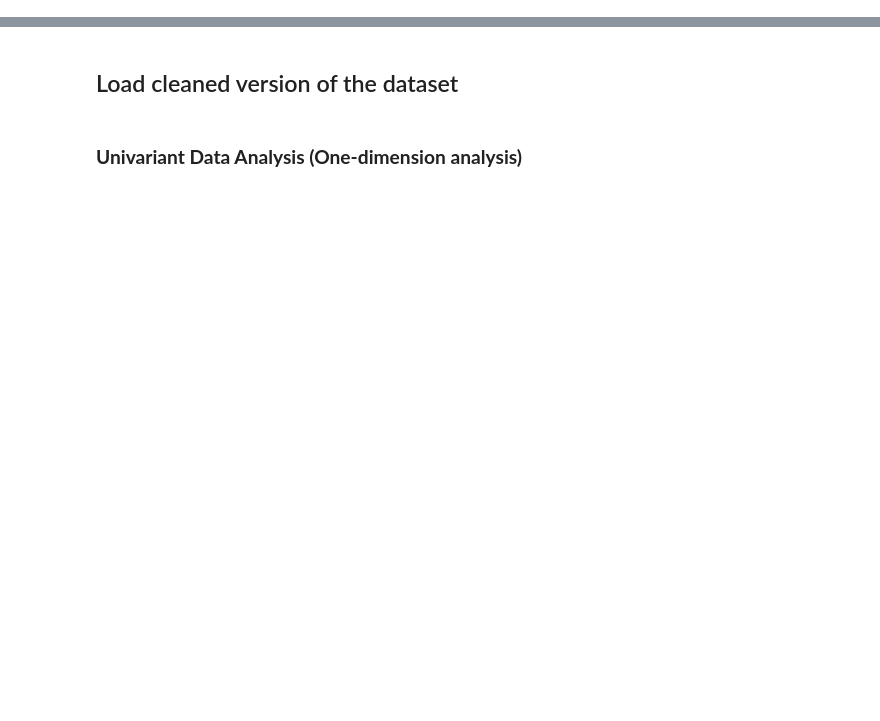
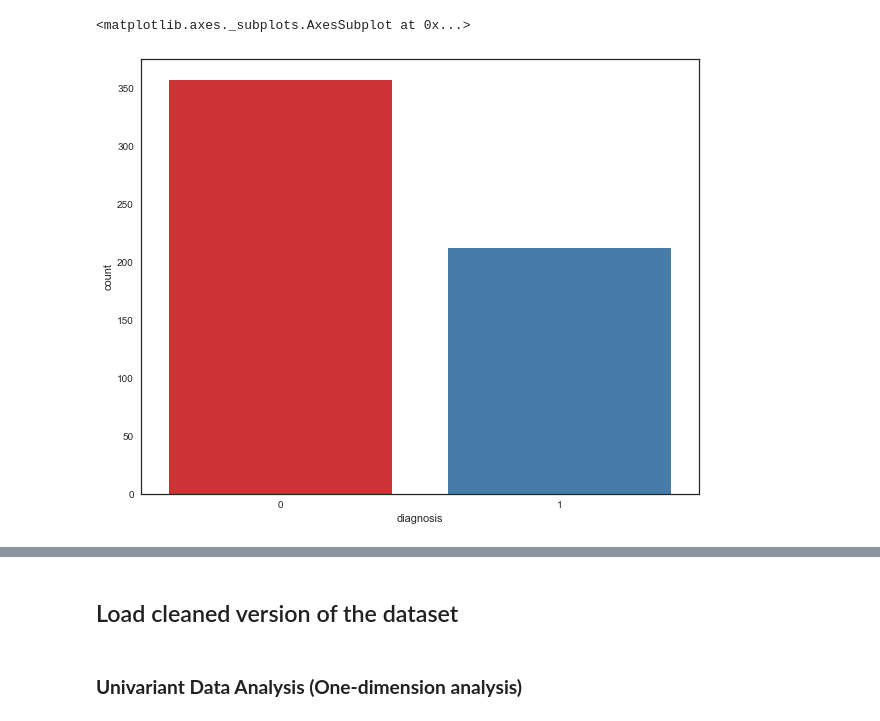
Before and after one commit to Jean-njoroge/Breast-cancer-risk-prediction, a Jupyter notebook: NB2_ExploratoryDataAnalysis.ipynb, the cells around one changed output, grey strips where cells are left out. Cells and saved outputs as stored; diff of their text form; code cells hidden in the pictures; blank space fills up the shorter version.

```diff
--- a/NB2_ExploratoryDataAnalysis.ipynb
+++ b/NB2_ExploratoryDataAnalysis.ipynb
@@ -14,5 +29,9 @@ from scipy.stats import norm
 import seaborn as sns # visualization
 
 
-plt.rcParams['figure.figsize'] = (15, 9)
+plt.rcParams['figure.figsize'] = (15,8)
 plt.rcParams['axes.titlesize'] = 'large'
+# %%
+data = pd.read_csv('data/clean-data.csv', index_col=False)
+data.drop('Unnamed: 0',axis=1, inplace=True)
+data.head(2)
@@ -18,0 +107,8 @@ plt.rcParams['axes.titlesize'] = 'large'
+# %%
+#lets get the frequency of cancer diagnosis
+sns.set_style("white")
+sns.set_context({"figure.figsize": (10, 8)})
+sns.countplot(data['diagnosis'],label='Count',palette="Set1")
+# %% [output]
+<matplotlib.axes._subplots.AxesSubplot at 0x...>
+[figure, added]
```
Also changed, not shown: parts of 19 cells of this notebook, 5 other files.
